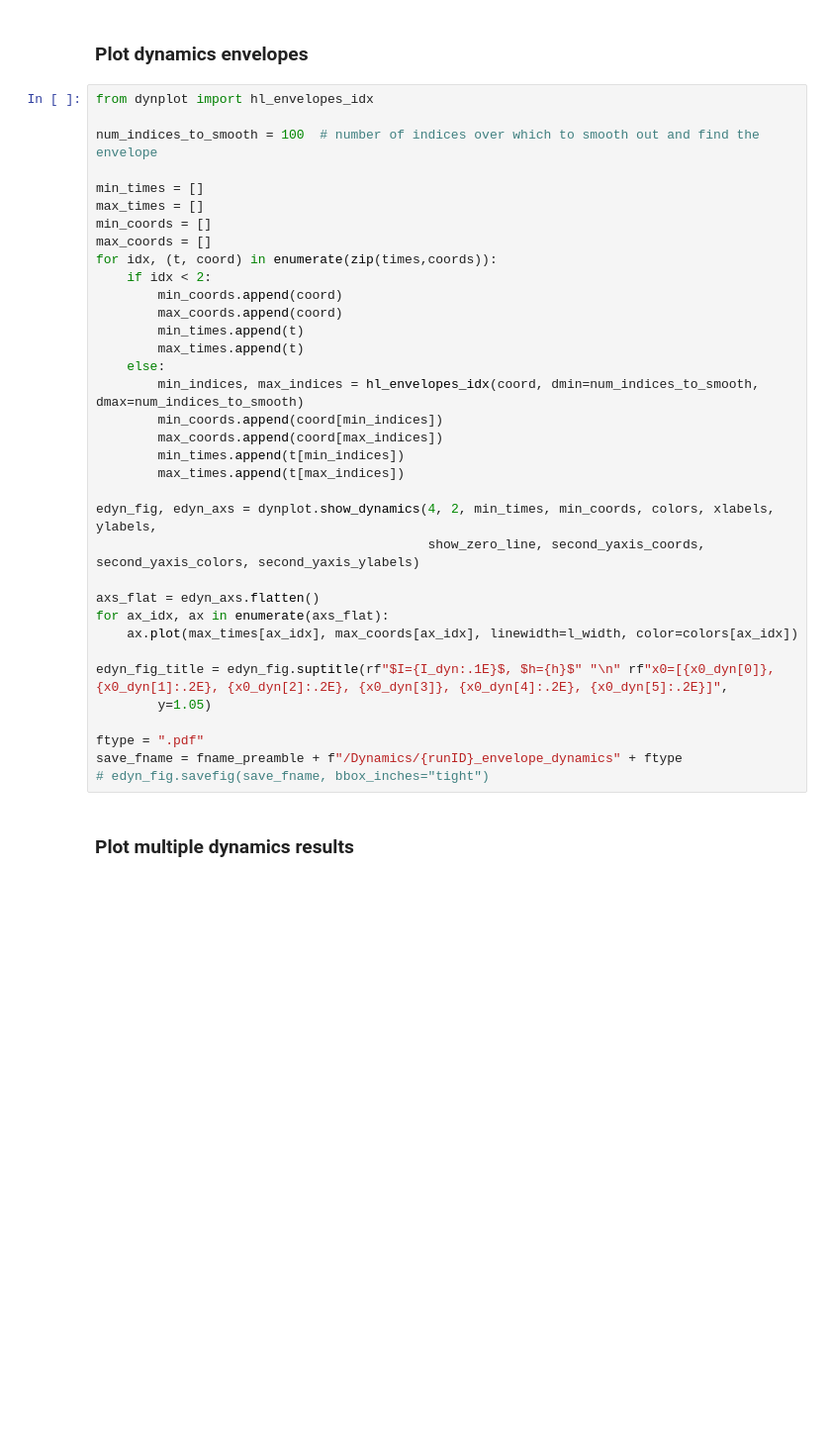
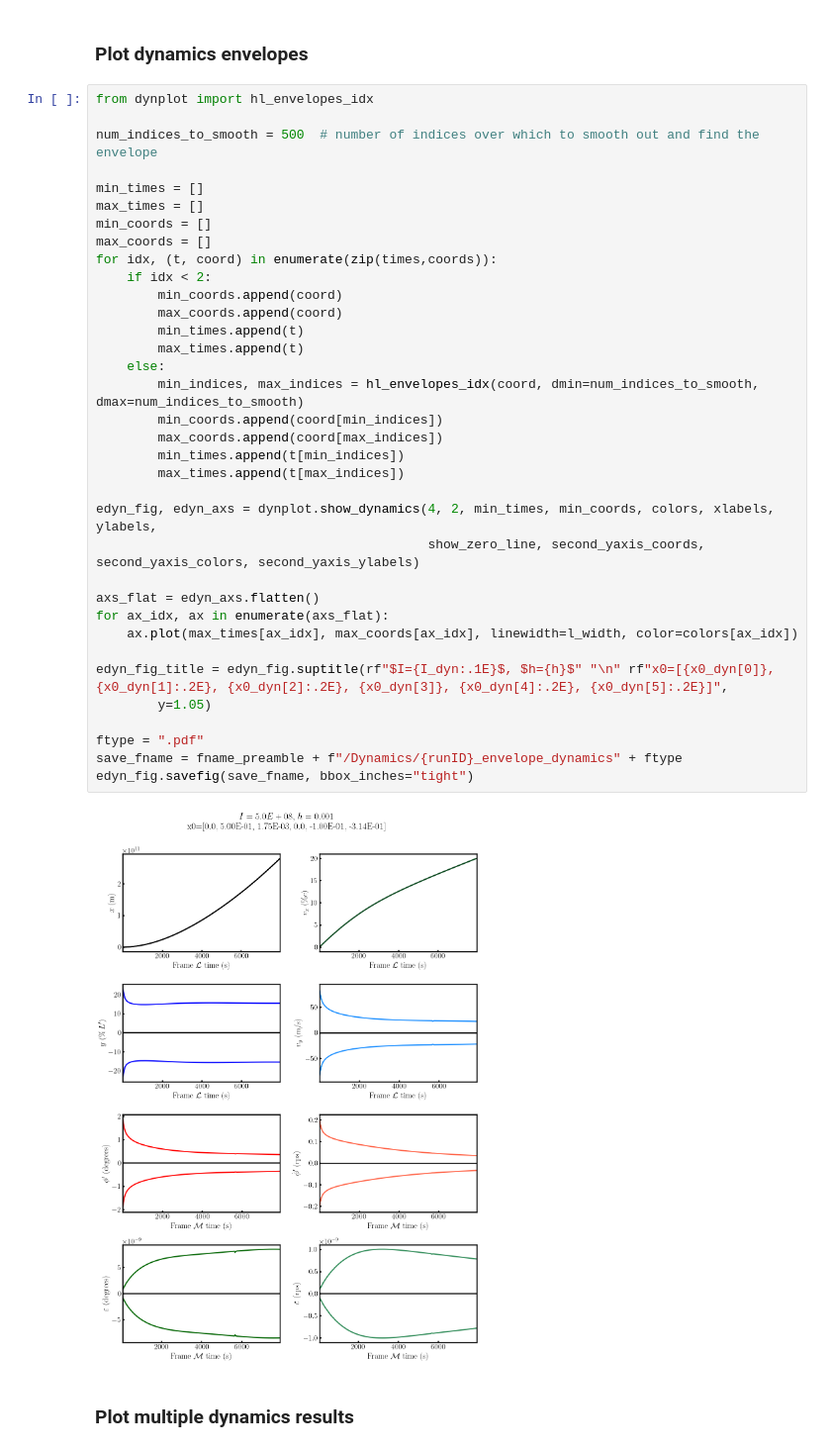
Before and after one commit to jadonylin/relativistic-lightsail-dynamics, a Jupyter notebook: Dynamics/Dynamics_results.ipynb, the cells around one changed output. Shown at 99% size. Cells and saved outputs as stored; diff of their text form; blank space fills up the shorter version.

```diff
--- a/Dynamics/Dynamics_results.ipynb
+++ b/Dynamics/Dynamics_results.ipynb
@@ -120,38 +130,40 @@ save_fname = fname_preamble + f"/Dynamics/{runID}_dynamics" + ftype
 # %%
 from dynplot import hl_envelopes_idx
 
-num_indices_to_smooth = 100  # number of indices over which to smooth out and find the envelope
+num_indices_to_smooth = 500  # number of indices over which to smooth out and find the envelope
 
 min_times = []
 max_times = []
 min_coords = []
 max_coords = []
 for idx, (t, coord) in enumerate(zip(times,coords)):
     if idx < 2:
         min_coords.append(coord)
         max_coords.append(coord)
         min_times.append(t)
         max_times.append(t)
     else:
         min_indices, max_indices = hl_envelopes_idx(coord, dmin=num_indices_to_smooth, dmax=num_indices_to_smooth)
         min_coords.append(coord[min_indices])
         max_coords.append(coord[max_indices])
         min_times.append(t[min_indices])
         max_times.append(t[max_indices])
 
 edyn_fig, edyn_axs = dynplot.show_dynamics(4, 2, min_times, min_coords, colors, xlabels, ylabels,
                                            show_zero_line, second_yaxis_coords, second_yaxis_colors, second_yaxis_ylabels)
 
 axs_flat = edyn_axs.flatten()
 for ax_idx, ax in enumerate(axs_flat):
     ax.plot(max_times[ax_idx], max_coords[ax_idx], linewidth=l_width, color=colors[ax_idx])
 
 edyn_fig_title = edyn_fig.suptitle(rf"$I={I_dyn:.1E}$, $h={h}$" "\n" rf"x0=[{x0_dyn[0]}, {x0_dyn[1]:.2E}, {x0_dyn[2]:.2E}, {x0_dyn[3]}, {x0_dyn[4]:.2E}, {x0_dyn[5]:.2E}]",
         y=1.05)
 
 ftype = ".pdf"
 save_fname = fname_preamble + f"/Dynamics/{runID}_envelope_dynamics" + ftype
-# edyn_fig.savefig(save_fname, bbox_inches="tight")
+edyn_fig.savefig(save_fname, bbox_inches="tight")
+# %% [output]
+[figure, added]
 # %% [markdown]
 ### Plot multiple dynamics results
 # %%
```
Also changed, not shown: parts of 5 cells of this notebook, 1 other file.
